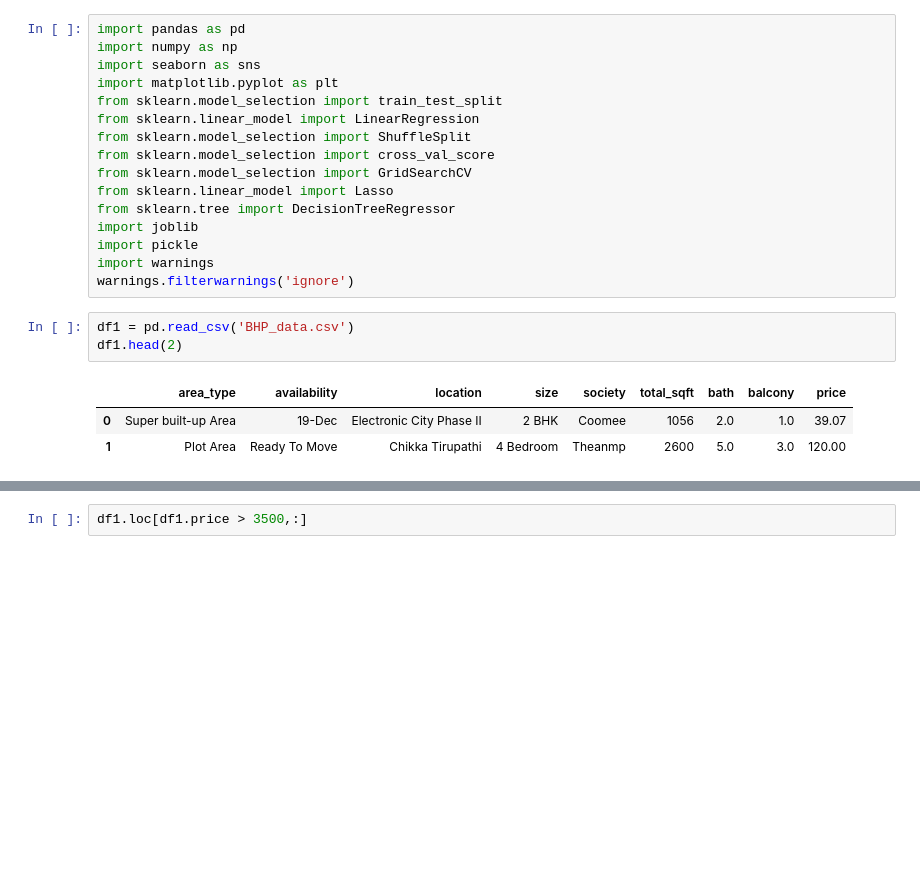
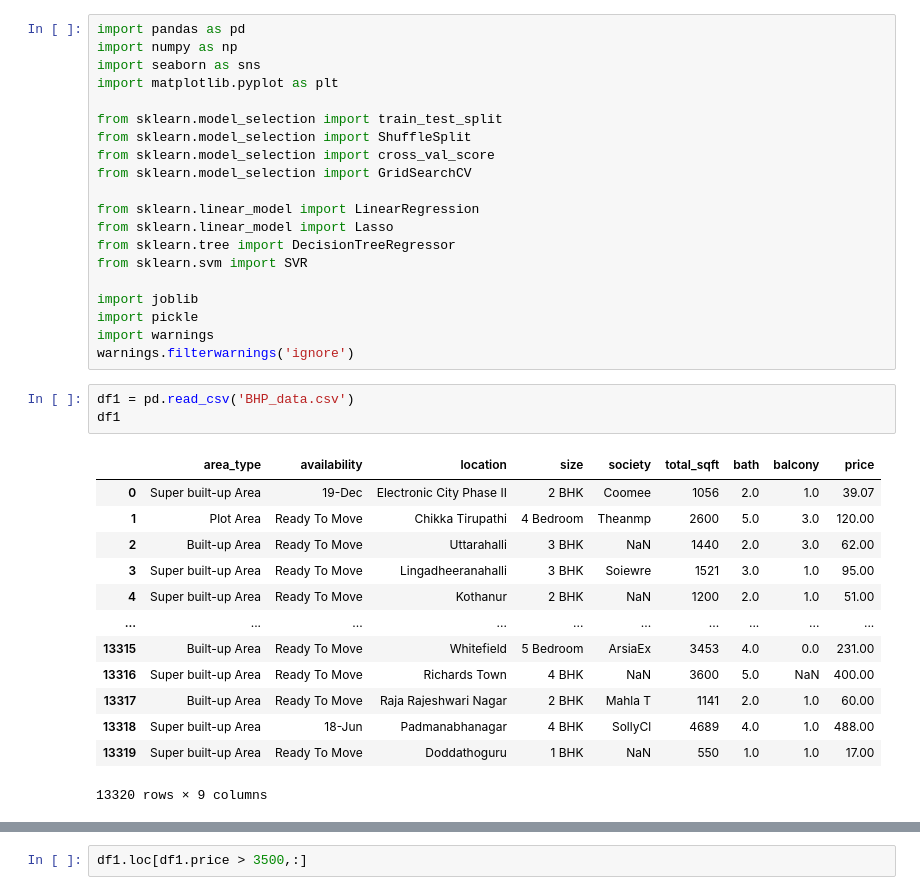
Before and after one commit to skar94376/HP-Prediction-, a Jupyter notebook: Bengaluru_House_Price.ipynb, the cells around one changed output, grey strips where cells are left out. Drawn from its saved outputs; the diff is of its cells as text; blank space fills up the shorter version.

```diff
--- a/Bengaluru_House_Price.ipynb
+++ b/Bengaluru_House_Price.ipynb
@@ -3,22 +11,36 @@ import pandas as pd
 import numpy as np
 import seaborn as sns
 import matplotlib.pyplot as plt
+
 from sklearn.model_selection import train_test_split
-from sklearn.linear_model import LinearRegression
 from sklearn.model_selection import ShuffleSplit
 from sklearn.model_selection import cross_val_score
 from sklearn.model_selection import GridSearchCV
+
+from sklearn.linear_model import LinearRegression
 from sklearn.linear_model import Lasso
 from sklearn.tree import DecisionTreeRegressor
+from sklearn.svm import SVR
+
 import joblib
 import pickle
 import warnings
 warnings.filterwarnings('ignore')
 # %%
 df1 = pd.read_csv('BHP_data.csv')
-df1.head(2)
+df1
 # %% [output]
 |  | area_type | availability | location | size | society | total_sqft | bath | balcony | price |
 | 0 | Super built-up Area | 19-Dec | Electronic City Phase II | 2 BHK | Coomee | 1056 | 2.0 | 1.0 | 39.07 |
 | 1 | Plot Area | Ready To Move | Chikka Tirupathi | 4 Bedroom | Theanmp | 2600 | 5.0 | 3.0 | 120.00 |
+| 2 | Built-up Area | Ready To Move | Uttarahalli | 3 BHK | NaN | 1440 | 2.0 | 3.0 | 62.00 |
+| 3 | Super built-up Area | Ready To Move | Lingadheeranahalli | 3 BHK | Soiewre | 1521 | 3.0 | 1.0 | 95.00 |
+| 4 | Super built-up Area | Ready To Move | Kothanur | 2 BHK | NaN | 1200 | 2.0 | 1.0 | 51.00 |
+| ... | ... | ... | ... | ... | ... | ... | ... | ... | ... |
+| 13315 | Built-up Area | Ready To Move | Whitefield | 5 Bedroom | ArsiaEx | 3453 | 4.0 | 0.0 | 231.00 |
+| 13316 | Super built-up Area | Ready To Move | Richards Town | 4 BHK | NaN | 3600 | 5.0 | NaN | 400.00 |
+| 13317 | Built-up Area | Ready To Move | Raja Rajeshwari Nagar | 2 BHK | Mahla T | 1141 | 2.0 | 1.0 | 60.00 |
+| 13318 | Super built-up Area | 18-Jun | Padmanabhanagar | 4 BHK | SollyCl | 4689 | 4.0 | 1.0 | 488.00 |
+| 13319 | Super built-up Area | Ready To Move | Doddathoguru | 1 BHK | NaN | 550 | 1.0 | 1.0 | 17.00 |
+13320 rows × 9 columns
 # %%
```
Also changed, not shown: parts of 31 cells of this notebook, 5 other files.
